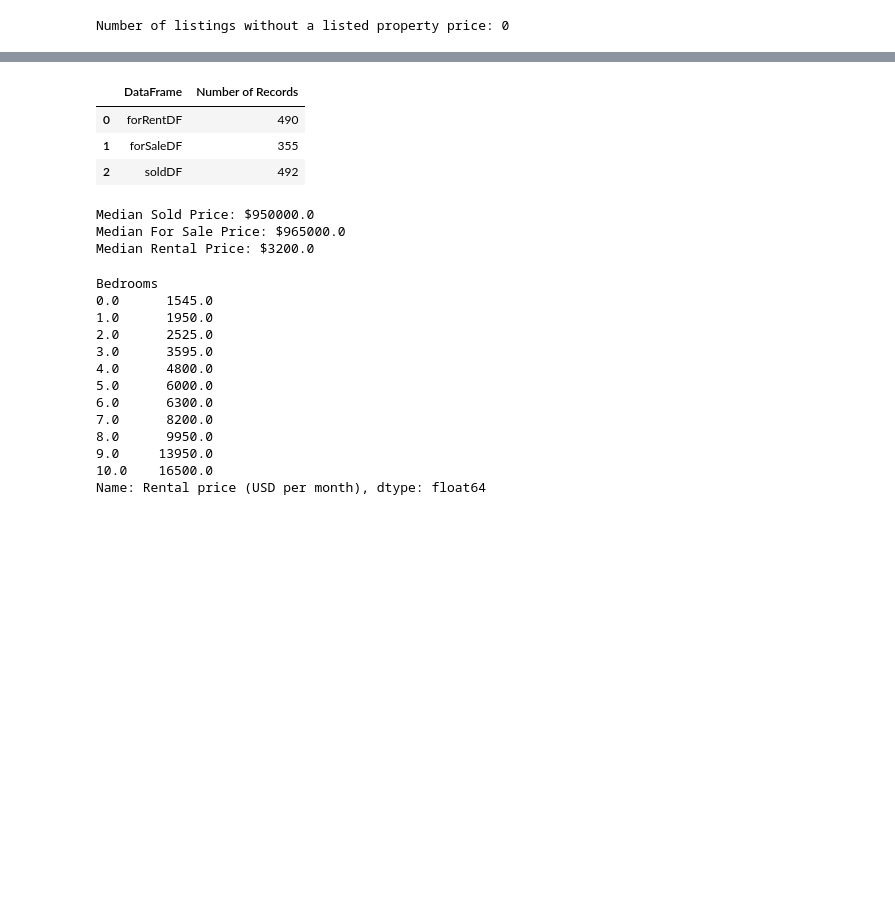
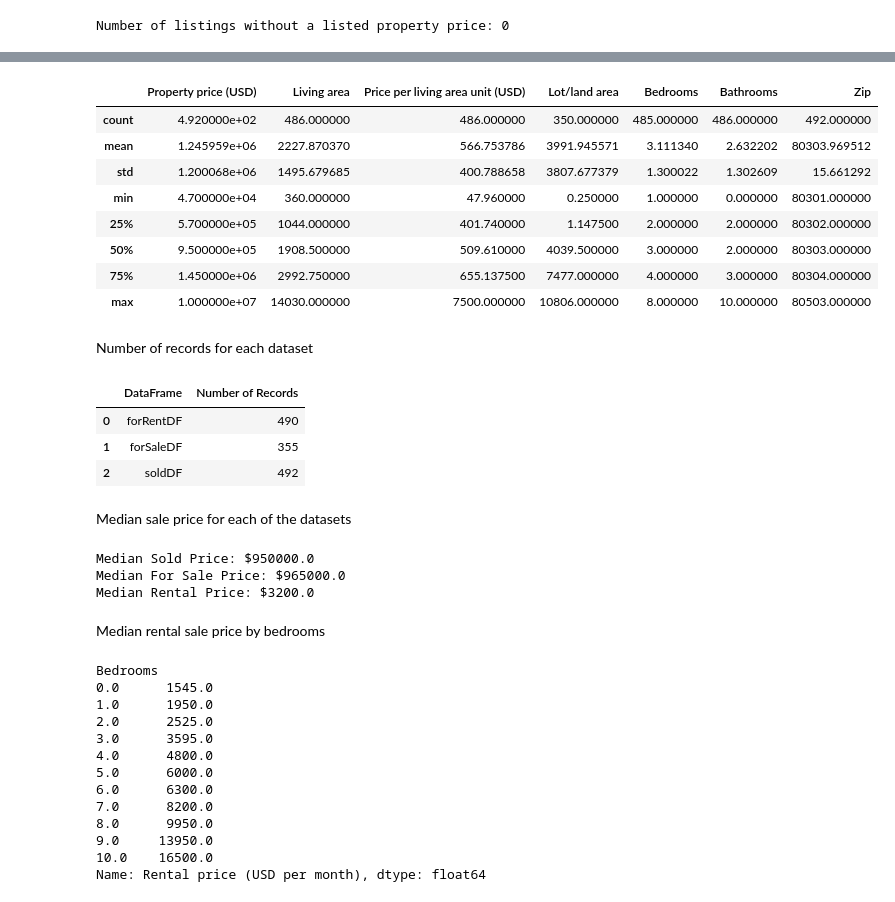
Before and after one commit to SUPERINTIALD/CSCI_4502_5502_Data_Mining_Final_Project, a Jupyter notebook: Market-Analysis.ipynb, the cells around one changed output, grey strips where cells are left out. Saved outputs shown, nothing was run; the diff lists cells and outputs as text; code cells hidden in the pictures; blank space fills up the shorter version.

Commit message:
add comments and begin k-means clustering

```diff
--- a/Market-Analysis.ipynb
+++ b/Market-Analysis.ipynb
@@ -107,3 +212,17 @@ Number of listings without a listed property price: 0
+# %%
+soldDF.describe()
+# %% [output]
+|  | Property price (USD) | Living area | Price per living area unit (USD) | Lot/land area | Bedrooms | Bathrooms | Zip |
+| count | 4.920000e+02 | 486.000000 | 486.000000 | 350.000000 | 485.000000 | 486.000000 | 492.000000 |
+| mean | 1.245959e+06 | 2227.870370 | 566.753786 | 3991.945571 | 3.111340 | 2.632202 | 80303.969512 |
+| std | 1.200068e+06 | 1495.679685 | 400.788658 | 3807.677379 | 1.300022 | 1.302609 | 15.661292 |
+| min | 4.700000e+04 | 360.000000 | 47.960000 | 0.250000 | 1.000000 | 0.000000 | 80301.000000 |
+| 25% | 5.700000e+05 | 1044.000000 | 401.740000 | 1.147500 | 2.000000 | 2.000000 | 80302.000000 |
+| 50% | 9.500000e+05 | 1908.500000 | 509.610000 | 4039.500000 | 3.000000 | 2.000000 | 80303.000000 |
+| 75% | 1.450000e+06 | 2992.750000 | 655.137500 | 7477.000000 | 4.000000 | 3.000000 | 80304.000000 |
+| max | 1.000000e+07 | 14030.000000 | 7500.000000 | 10806.000000 | 8.000000 | 10.000000 | 80503.000000 |
+# %% [markdown]
+Number of records for each dataset
 # %%
 # Create a dictionary with the dataframe names and their respective lengths
 data = {
@@ -121,6 +240,8 @@ display(df_records)
 | 0 | forRentDF | 490 |
 | 1 | forSaleDF | 355 |
 | 2 | soldDF | 492 |
+# %% [markdown]
+Median sale price for each of the datasets
 # %%
 # median sale price for sold properties
 median_sold_price = soldDF['Property price (USD)'].median()
@@ -138,6 +259,8 @@ print(f"Median Rental Price: ${median_rental_price}")
 Median Sold Price: $950000.0
 Median For Sale Price: $965000.0
 Median Rental Price: $3200.0
+# %% [markdown]
+Median rental sale price by bedrooms
 # %%
 # Group the rental data by number of bedrooms and calculate the median rental price for each group
 median_rental_prices_by_bedrooms = forRentDF.groupby('Bedrooms')['Rental price (USD per month)'].median()
```
Also changed, not shown: parts of 15 cells of this notebook.
